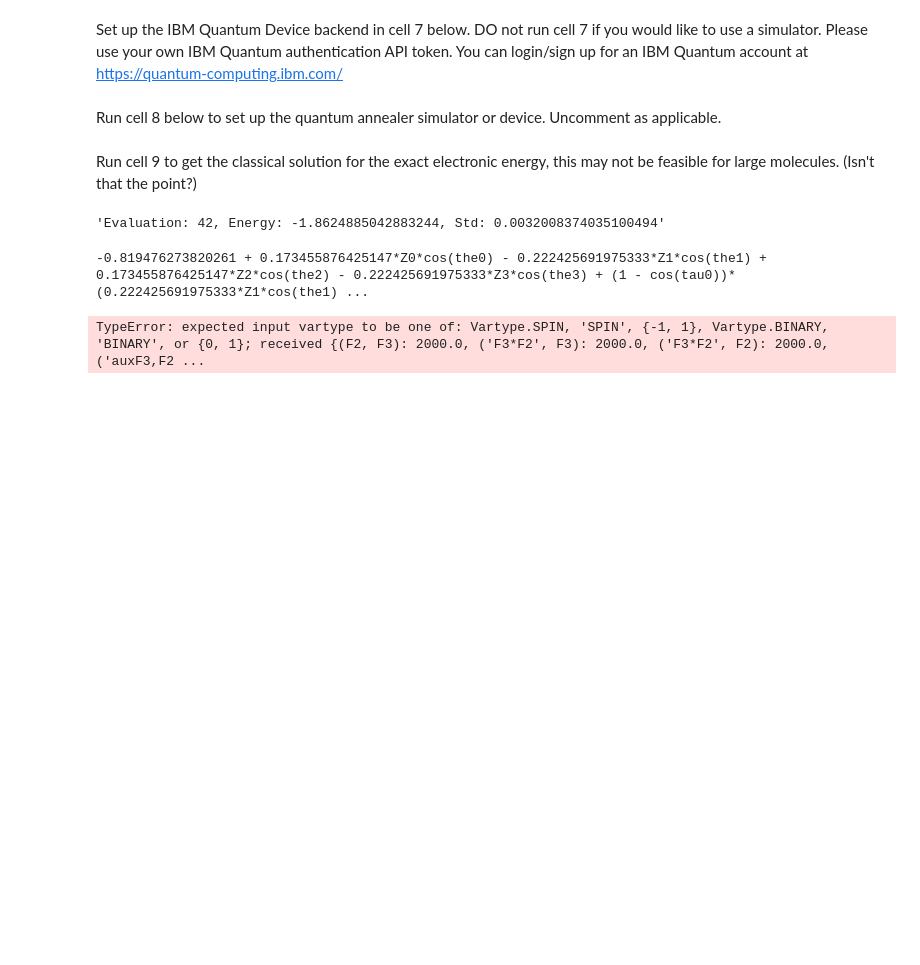
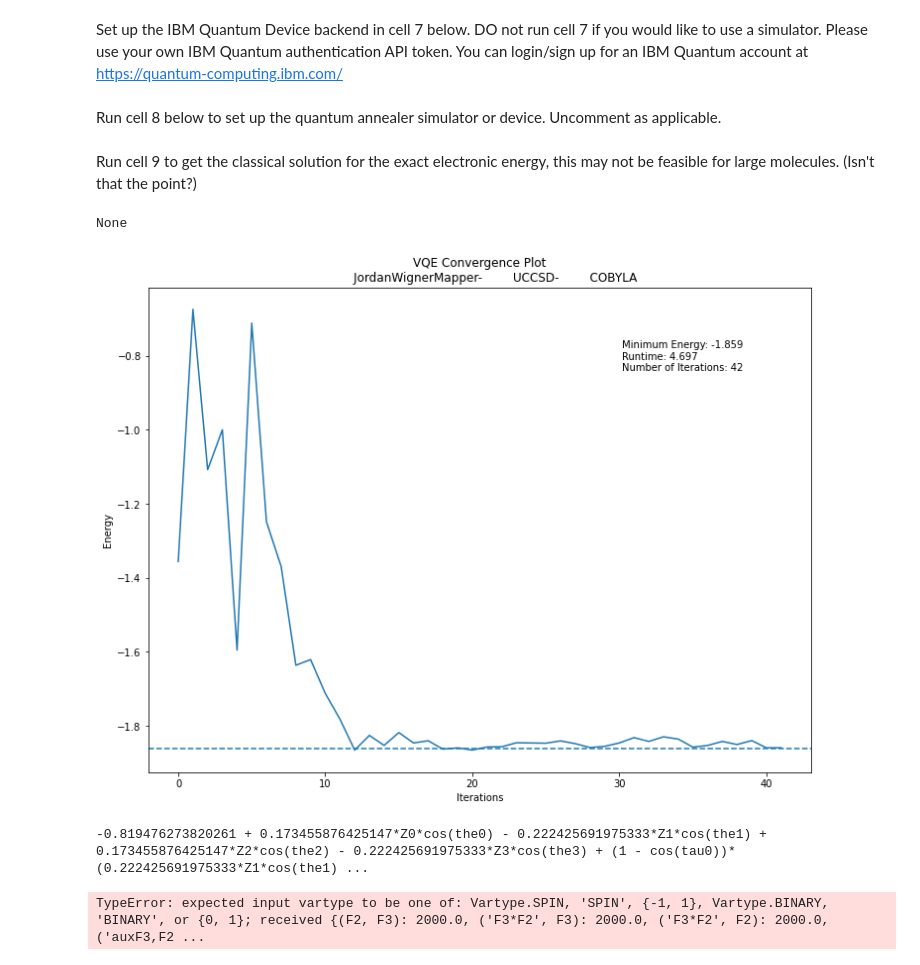
Before and after one commit to vmperrone/Benchmarking-Quantum-Groundstate-Solvers, a Jupyter notebook: main/BenchmarkingTool.ipynb, the cells around one changed output. Cells and saved outputs as stored; diff of their text form; code cells hidden in the pictures; blank space fills up the shorter version.

```diff
--- a/main/BenchmarkingTool.ipynb
+++ b/main/BenchmarkingTool.ipynb
@@ -242,12 +267,12 @@ method = "VQE"
 init_state = HartreeFock(problem.es_problem.num_spin_orbitals, problem.es_problem.num_particles, problem.qubit_converter)
 
 ## Backend
-from qiskit import IBMQ
-IBMQ.save_account('f10a5be117c16a6472c748a25874a94883f6021cf9bfe6f406e015522235a968d8eb0a5812f47160385c72355172371278d3c36e75e23fc7f4d73f1523fcbdf8')
-provider = IBMQ.load_account()
-# provider = IBMQ.get_provider(project='qiskit-runtime')  # Change this to your provider.
-backend = provider.get_backend('ibmq_qasm_simulator')
-# backend = QasmSimulator()
+# from qiskit import IBMQ
+# IBMQ.save_account('f10a5be117c16a6472c748a25874a94883f6021cf9bfe6f406e015522235a968d8eb0a5812f47160385c72355172371278d3c36e75e23fc7f4d73f1523fcbdf8')
+# provider = IBMQ.load_account()
+# # provider = IBMQ.get_provider(project='qiskit-runtime')  # Change this to your provider.
+# backend = provider.get_backend('ibmq_qasm_simulator')
+backend = QasmSimulator()
 
 ## Ansatz
 from qiskit.circuit.library import TwoLocal
@@ -305,48 +330,54 @@ else:
         'repetitions': None,
         'skip_final_rotation_layer': None}
 
 np.random.seed(5)  # fix seed for reproducibility
 initial_point = np.random.random(ansatz.num_parameters)
 
 iter_times = []
 counts = []
 values = []
 params = []
 deviation = []
 
 algorithm = VQE(ansatz,
                 optimizer=optimizer,
                 quantum_instance=backend,
                 callback=callback,
                 initial_point=initial_point)
 
 result = algorithm.compute_minimum_eigenvalue(problem.q_qubit_op)
 exact_energy = problem.exact_energy
 min_energy = np.real(result.eigenvalue)
 optimal_state = result.eigenstate
 optimal_point = result.optimal_point
 percent_accuracy = 100-np.abs(100*(min_energy-exact_energy)/exact_energy)
 nominal_accuracy = min_energy-exact_energy
 min_energies = values
 
 result_dict = {
-    'molecule': mol_dict,
-    'solution_type': method,
-    'backend': str(backend),
-    'setup' : param_dict,
-    'exact energy': problem.exact_energy,
-    'result energy (Ha)': min_energy,
-    'error (mHa)': nominal_accuracy,
-    'error (%)': percent_accuracy,
-    'final parameters': optimal_point,
-    '# of evaluations': len(min_energies),
-    'runtime': result.optimizer_time,
-    '# of qubits': int(problem.q_qubit_op.num_qubits),
-    'min energies': min_energies}
+    molecule_name: {
+        basis: {
+            method: {
+            'backend': str(backend),
+            'setup' : param_dict,
+            'exact energy': problem.exact_energy,
+            'result energy (Ha)': min_energy,
+            'error (mHa)': nominal_accuracy,
+            'error (%)': percent_accuracy,
+            'final parameters': list(optimal_point),
+            '# of evaluations': len(min_energies),
+            'runtime': result.optimizer_time,
+            '# of qubits': int(problem.q_qubit_op.num_qubits),
+            'min energies': list(min_energies)}
+        }
+    }
+}
 
-minEnergyResults(result_dict, method)
+results = minEnergyResults(result_dict, method)
+print(results)
 # %% [output]
-'Evaluation: 42, Energy: -1.8624885042883244, Std: 0.0032008374035100494'
+None
+[figure, added]
 # %%
 ### QCC method ###
 #set number of Bloch angle and entangler amplitude foldings
```
Also changed, not shown: parts of 4 cells of this notebook, 2 other files.
